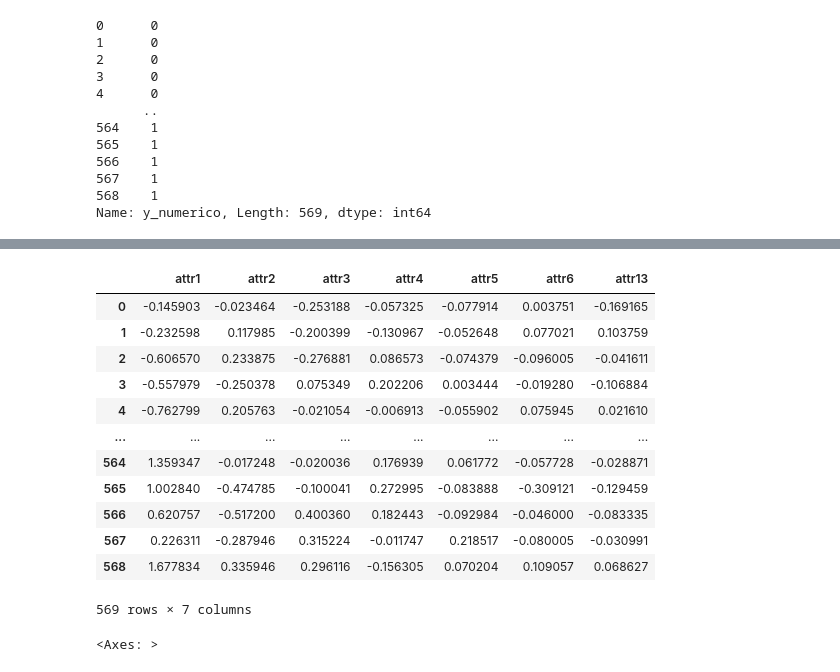
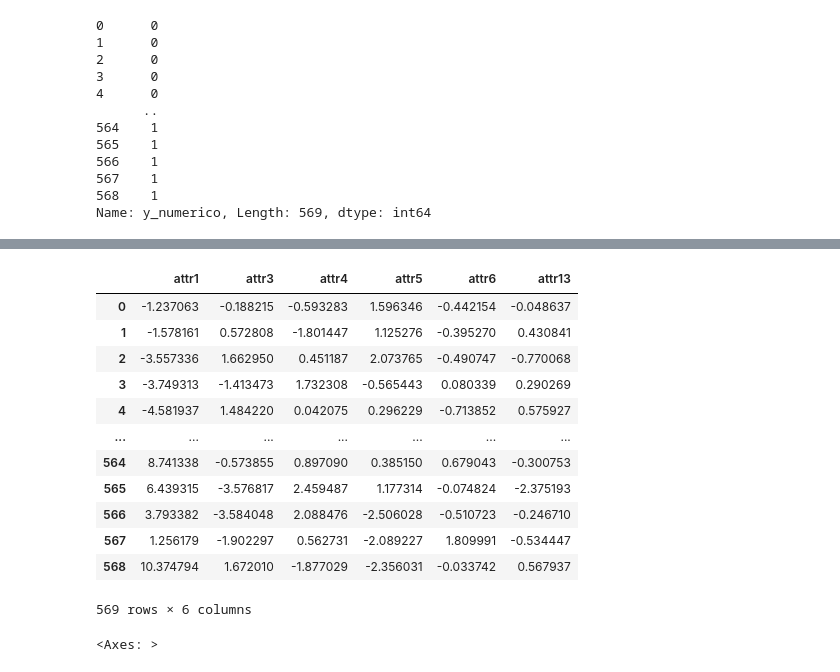
Before and after one commit to carlospcneto/AM-2023-1, a Jupyter notebook: Trabalho1.ipynb, the cells around one changed output, grey strips where cells are left out. Cells and saved outputs as stored; diff of their text form; code cells hidden in the pictures.

```diff
--- a/Trabalho1.ipynb
+++ b/Trabalho1.ipynb
@@ -339,7 +339,7 @@ y
 568    1
 Name: y_numerico, Length: 569, dtype: int64
 # %%
-minmax = preprocessing.MinMaxScaler()
+minmax = preprocessing.StandardScaler()
 colunas = X.columns
 X = minmax.fit_transform(X)
 X = pd.DataFrame(X, columns=colunas)
@@ -361,33 +361,33 @@ X
 # %%
 from sklearn.decomposition import PCA
 
-pca = PCA(n_components=7)
+pca = PCA(n_components=6)
 pca.fit(X)
 X_pca = pca.transform(X)
 colunas_novas = ["attr1",
-                 "attr2",
+                 #"attr2",
                  "attr3", "attr4", "attr5", "attr6",
                  #"attr7",
                  #"attr8", "attr9", "attr10", "attr11", "attr12",
                  "attr13"]
 X_pca = pd.DataFrame(X_pca, columns=colunas_novas)
 #X_pca["y"] = y
 X_pca
 #sns.pairplot(X_pca, vars=colunas_novas, hue="y", diag_kind="hist")
 # %% [output]
-|  | attr1 | attr2 | attr3 | attr4 | attr5 | attr6 | attr13 |
-| 0 | -0.145903 | -0.023464 | -0.253188 | -0.057325 | -0.077914 | 0.003751 | -0.169165 |
-| 1 | -0.232598 | 0.117985 | -0.200399 | -0.130967 | -0.052648 | 0.077021 | 0.103759 |
-| 2 | -0.606570 | 0.233875 | -0.276881 | 0.086573 | -0.074379 | -0.096005 | -0.041611 |
-| 3 | -0.557979 | -0.250378 | 0.075349 | 0.202206 | 0.003444 | -0.019280 | -0.106884 |
-| 4 | -0.762799 | 0.205763 | -0.021054 | -0.006913 | -0.055902 | 0.075945 | 0.021610 |
-| ... | ... | ... | ... | ... | ... | ... | ... |
-| 564 | 1.359347 | -0.017248 | -0.020036 | 0.176939 | 0.061772 | -0.057728 | -0.028871 |
-| 565 | 1.002840 | -0.474785 | -0.100041 | 0.272995 | -0.083888 | -0.309121 | -0.129459 |
-| 566 | 0.620757 | -0.517200 | 0.400360 | 0.182443 | -0.092984 | -0.046000 | -0.083335 |
-| 567 | 0.226311 | -0.287946 | 0.315224 | -0.011747 | 0.218517 | -0.080005 | -0.030991 |
-| 568 | 1.677834 | 0.335946 | 0.296116 | -0.156305 | 0.070204 | 0.109057 | 0.068627 |
+|  | attr1 | attr3 | attr4 | attr5 | attr6 | attr13 |
+| 0 | -1.237063 | -0.188215 | -0.593283 | 1.596346 | -0.442154 | -0.048637 |
+| 1 | -1.578161 | 0.572808 | -1.801447 | 1.125276 | -0.395270 | 0.430841 |
+| 2 | -3.557336 | 1.662950 | 0.451187 | 2.073765 | -0.490747 | -0.770068 |
+| 3 | -3.749313 | -1.413473 | 1.732308 | -0.565443 | 0.080339 | 0.290269 |
+| 4 | -4.581937 | 1.484220 | 0.042075 | 0.296229 | -0.713852 | 0.575927 |
+| ... | ... | ... | ... | ... | ... | ... |
+| 564 | 8.741338 | -0.573855 | 0.897090 | 0.385150 | 0.679043 | -0.300753 |
+| 565 | 6.439315 | -3.576817 | 2.459487 | 1.177314 | -0.074824 | -2.375193 |
+| 566 | 3.793382 | -3.584048 | 2.088476 | -2.506028 | -0.510723 | -0.246710 |
+| 567 | 1.256179 | -1.902297 | 0.562731 | -2.089227 | 1.809991 | -0.534447 |
+| 568 | 10.374794 | 1.672010 | -1.877029 | -2.356031 | -0.033742 | 0.567937 |
-569 rows × 7 columns
+569 rows × 6 columns
 # %%
 plt.figure(figsize=(30, 15))
 sns.heatmap(X.corr(), vmin=-1, vmax=1, annot=True, cmap='BrBG')
```
Also changed, not shown: parts of 6 cells of this notebook.
